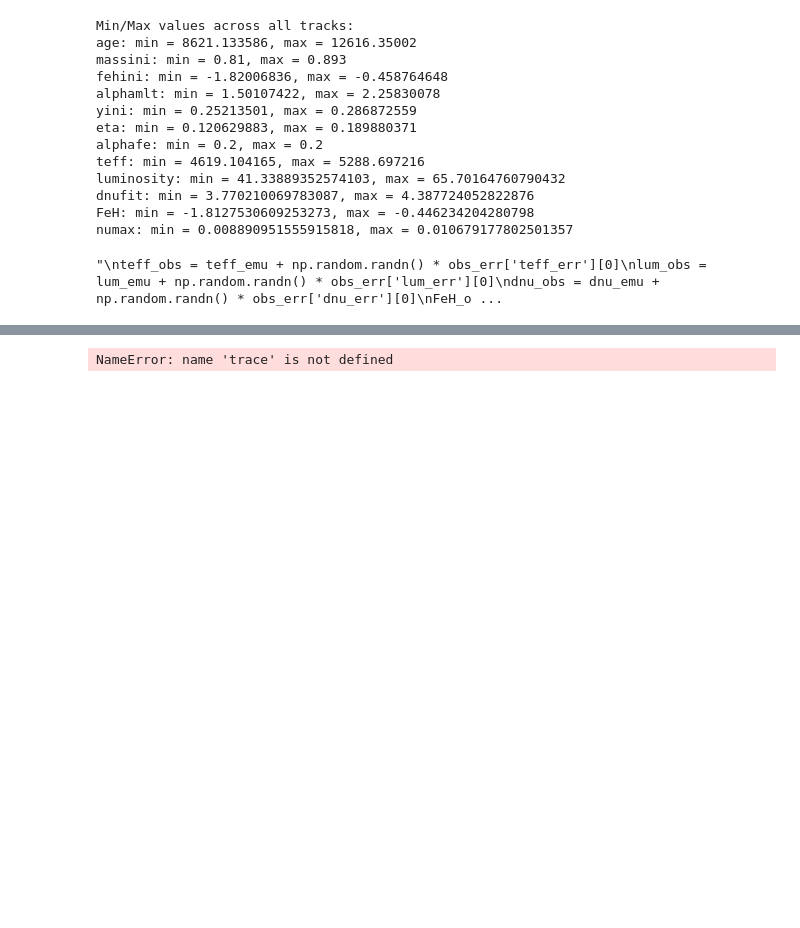
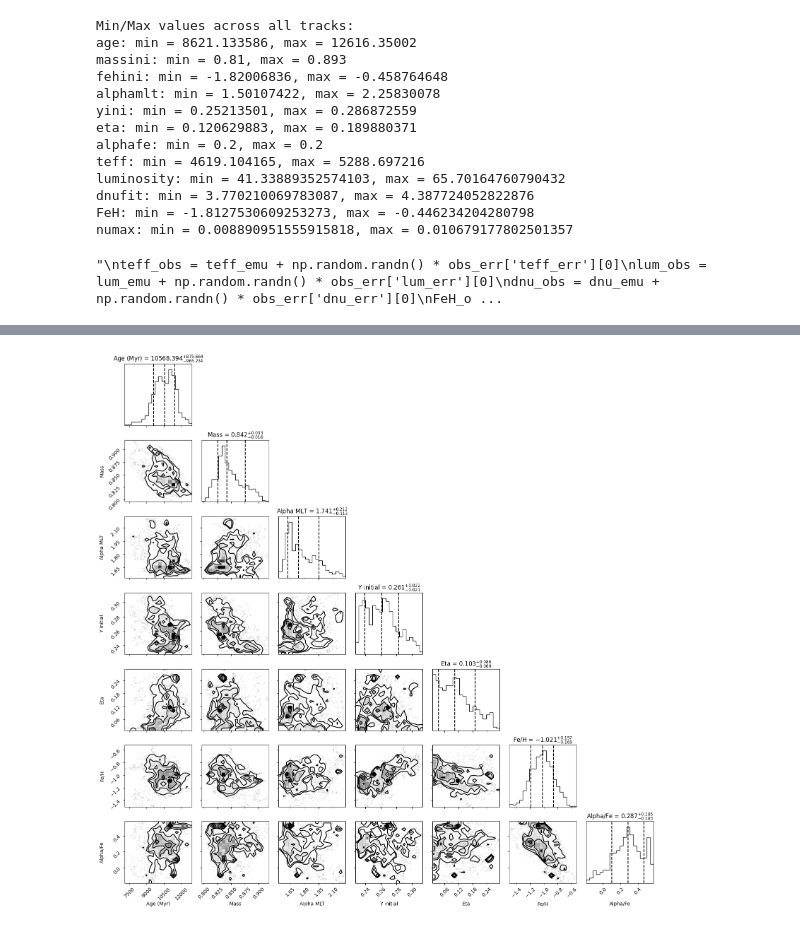
Before and after one commit to ruddock321/y4project, a Jupyter notebook: HBM stuff/Bayesian models/Multi-star Bayesian model.ipynb, the cells around one changed output, grey strips where cells are left out. Saved outputs shown, nothing was run; the diff lists cells and outputs as text; code cells hidden in the pictures; blank space fills up the shorter version.

Commit message:
working 10 stars with corner plot now

```diff
--- a/HBM stuff/Bayesian models/Multi-star Bayesian model.ipynb
+++ b/HBM stuff/Bayesian models/Multi-star Bayesian model.ipynb
@@ -355,13 +378,20 @@ for i in range(len(track_names)):
     feh_obs_list.append(feh_obs)
     numax_obs_list.append(numax_obs)
 
+# Convert observations to arrays
+teff_obs = jnp.array(teff_obs_list)
+lum_obs = jnp.array(lum_obs_list)
+dnu_obs = jnp.array(dnu_obs_list)
+feh_obs = jnp.array(feh_obs_list)
+numax_obs = jnp.array(numax_obs_list)
+
 # Create observation dictionary with all observations
 obs = {
-    'teff': teff_obs_list,
-    'lum': lum_obs_list,
-    'dnu': dnu_obs_list,
-    'feh': feh_obs_list,
-    'numax': numax_obs_list,
+    'teff': teff_obs,
+    'lum': lum_obs,
+    'dnu': dnu_obs,
+    'feh': feh_obs,
+    'numax': numax_obs,
 }
 # %%
 """
@@ -483,6 +482,40 @@ az.summary(trace)
 200 rows × 9 columns
-# %%
-import corner
-corner.corner(trace, var_names=['ages_', 'massini_', 'alphamlt_', 'eta_', 'yini_', 'fehini_', 'alphafe_'])
-# %% [output]
-NameError: name 'trace' is not defined
+# %%
+import corner
+import numpy as np
+import matplotlib.pyplot as plt
+
+samples = mcmc.get_samples()
+
+# Index
+
+i = 8
+
+params_of_interest = {
+    'Age (Myr)': samples['ages_'][..., i],
+    'Mass': samples['massini_'][..., i],
+    'Alpha MLT': samples['alphamlt_'][..., i],
+    'Y initial': samples['yini_'][..., i],
+    'Eta': samples['eta_'][..., i],
+    'Fe/H': samples['fehini_'][..., i],
+    'Alpha/Fe': samples['alphafe_'][..., i]
+}
+
+# Convert to a numpy array for corner.py
+X = np.column_stack([params_of_interest[key] for key in params_of_interest])
+labels = list(params_of_interest.keys())
+
+
+fig = corner.corner(
+    X,
+    labels=labels,
+    quantiles=[0.16, 0.5, 0.84],
+    show_titles=True,
+    title_kwargs={"fontsize": 12},
+    title_fmt='.3f'
+)
+
+plt.tight_layout()
+plt.show()
+# %% [output]
+[figure, added]
```
Also changed, not shown: parts of 4 cells of this notebook.
